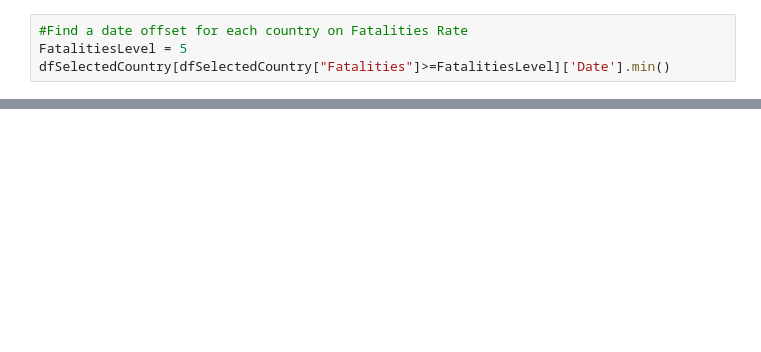
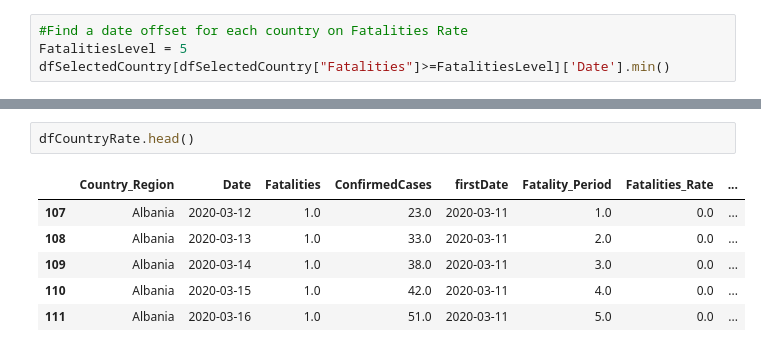
Before and after one commit to ldejuan/covid, a Jupyter notebook: descriptive_analysis.ipynb, the cells around one changed output, grey strips where cells are left out. Cells and saved outputs as stored; diff of their text form; blank space fills up the shorter version.

```diff
--- a/descriptive_analysis.ipynb
+++ b/descriptive_analysis.ipynb
@@ -75,0 +179,9 @@ dfCountryNoZero.Country_Region.unique()
+# %%
+dfCountryRate.head()
+# %% [output]
+|  | Country_Region | Date | Fatalities | ConfirmedCases | firstDate | Fatality_Period | Fatalities_Rate | ... |
+| 107 | Albania | 2020-03-12 | 1.0 | 23.0 | 2020-03-11 | 1.0 | 0.0 | ... |
+| 108 | Albania | 2020-03-13 | 1.0 | 33.0 | 2020-03-11 | 2.0 | 0.0 | ... |
+| 109 | Albania | 2020-03-14 | 1.0 | 38.0 | 2020-03-11 | 3.0 | 0.0 | ... |
+| 110 | Albania | 2020-03-15 | 1.0 | 42.0 | 2020-03-11 | 4.0 | 0.0 | ... |
+| 111 | Albania | 2020-03-16 | 1.0 | 51.0 | 2020-03-11 | 5.0 | 0.0 | ... |
```
Also changed, not shown: parts of 17 cells of this notebook.
